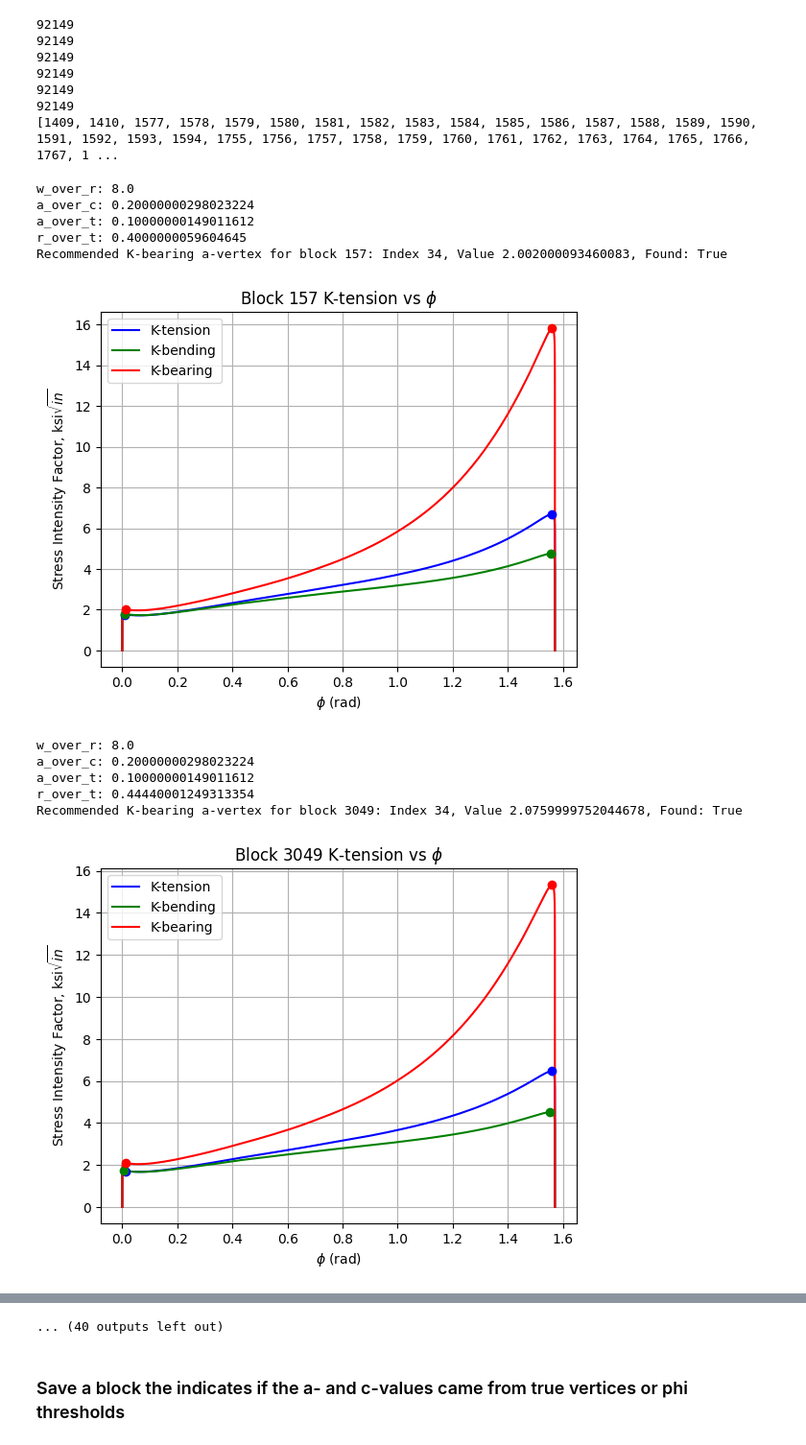
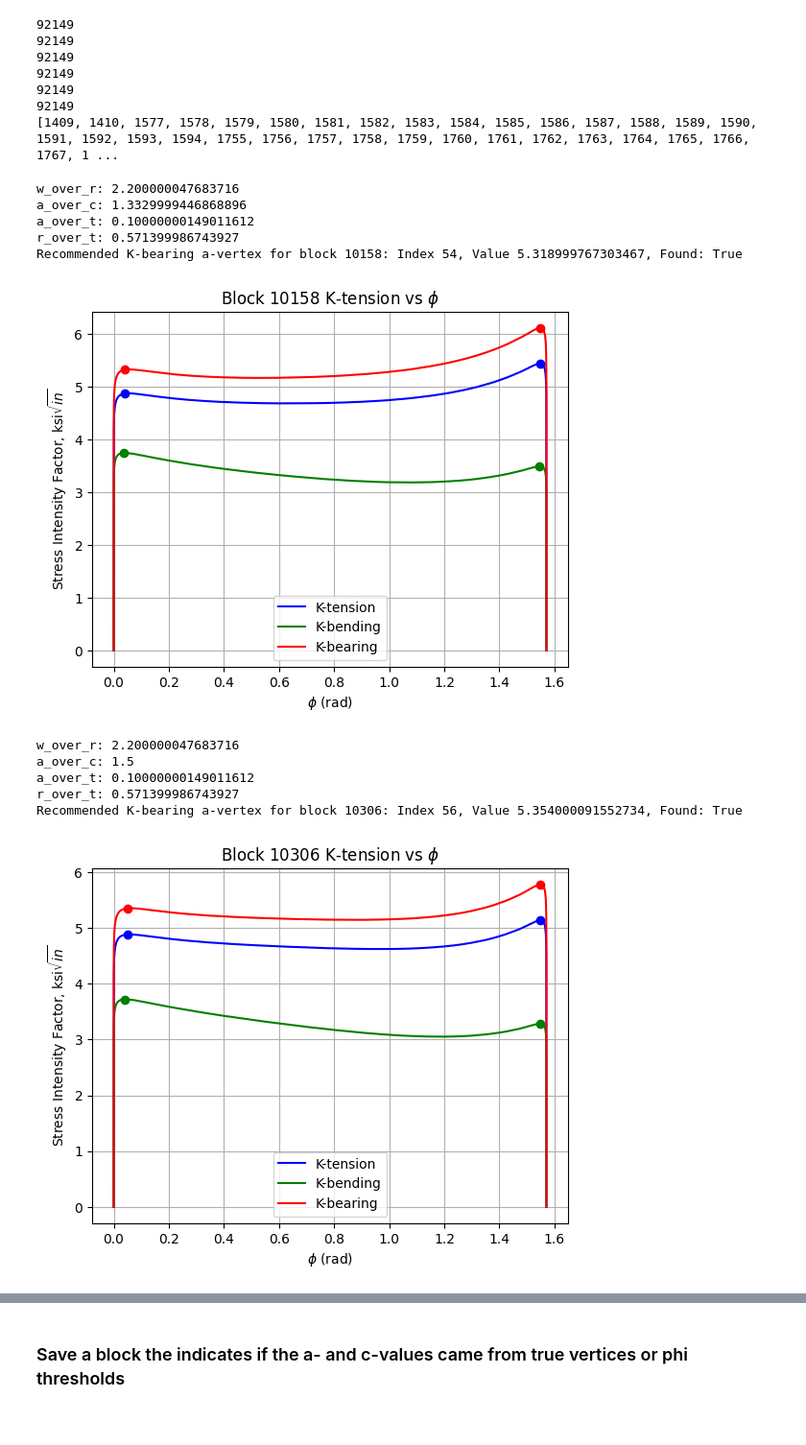
Before and after one commit to ian-hokaj/machine-learning-hole-offset, a Jupyter notebook: data/import_data.ipynb, the cells around one changed output, grey strips where cells are left out. Shown at 96% size. Drawn from its saved outputs; the diff is of its cells as text; code cells hidden in the pictures.

```diff
--- a/data/import_data.ipynb
+++ b/data/import_data.ipynb
@@ -442,10 +442,11 @@ dataset = np.arange(len(block_phi_dataset))
 dataset_size = len(dataset)
 random_indices = np.random.choice(dataset_size, size=10, replace=False)
 
-fixed_indices = [  157, 3049, 6047, 9155, 12377, 15739, 19280, 23000, 28410, 32419,
-                   36537, 40734, 44979, 49278, 53713, 58181, 62756, 67218,
-                   71666, 76038, 79296, 81030, 82901, 84925,
-                   87132, 89584]
+# fixed_indices = [  157, 3049, 6047, 9155, 12377, 15739, 19280, 23000, 28410, 32419,
+#                    36537, 40734, 44979, 49278, 53713, 58181, 62756, 67218,
+#                    71666, 76038, 79296, 81030, 82901, 84925,
+#                    87132, 89584]
+fixed_indices = [10158, 10306, 10457, 10627, 10809]
 # for rand_idx in random_indices:
 #     i = dataset[rand_idx]
 for i in fixed_indices:
@@ -464,41 +465,41 @@ for i in fixed_indices:
     plt.plot(block_phi_dataset[i][Kbearing_a_vertex_indices[i]], Kbearing_a_vertex_values[i], 'o', color='red')
     # plt.show()
 
     # print(block_phi_dataset[i][Kbending_a_vertex_indices[i]], Kbending_a_vertex_values[i])
     # print(np.radians(90) * 0.95)
     # print(block_phi_dataset[i], block_Kbearing_dataset[i])
 
 
     c_vertex_phi_threshold = 0.05 * max_angle
     indices = np.where(block_phi_dataset[i] < c_vertex_phi_threshold)[0]
     rev_ord = False
     # a_vertex_phi_threshold = 0.95 * max_angle
     # indices = np.where(block_phi_dataset[i] > a_vertex_phi_threshold)[0]
     # rev_ord = True
     vertex_idx, vetex_val, vertex_found = find_turndown(block_Kbearing_dataset[i], indices, tolerance=1e-6, validation_window=3, reverse_order=rev_ord)
     # vertex_idx, vetex_val, vertex_found = find_turndown_recommended(block_Kbending_dataset[i], indices, tolerance=1e-6, window_size=2, reverse_order=True)
     print(f"w_over_r: {block_params_dataset[i][w_over_r_idx]}")
     print(f"a_over_c: {block_params_dataset[i][a_over_c_idx]}")
     print(f"a_over_t: {block_params_dataset[i][a_over_t_idx]}")
     print(f"r_over_t: {block_params_dataset[i][R_over_t_idx]}")
     print(f"Recommended K-bearing a-vertex for block {i}: Index {vertex_idx}, Value {vetex_val}, Found: {vertex_found}")
 
     plt.xlabel(r'$\phi$ (rad)')
     plt.ylabel(r'Stress Intensity Factor, ksi$\sqrt{in}$')  # Evaluate math symbols
     plt.title(f'Block {i} K-tension vs $\\phi$')
     plt.legend()
     plt.grid()
     plt.show()
 # %% [output]
-w_over_r: 8.0
-a_over_c: 0.20000000298023224
+w_over_r: 2.200000047683716
+a_over_c: 1.3329999446868896
 a_over_t: 0.10000000149011612
-r_over_t: 0.4000000059604645
-Recommended K-bearing a-vertex for block 157: Index 34, Value 2.002000093460083, Found: True
+r_over_t: 0.571399986743927
+Recommended K-bearing a-vertex for block 10158: Index 54, Value 5.318999767303467, Found: True
-[figure, old version]
+[figure, new version]
-w_over_r: 8.0
-a_over_c: 0.20000000298023224
+w_over_r: 2.200000047683716
+a_over_c: 1.5
 a_over_t: 0.10000000149011612
-r_over_t: 0.44440001249313354
-Recommended K-bearing a-vertex for block 3049: Index 34, Value 2.0759999752044678, Found: True
+r_over_t: 0.571399986743927
+Recommended K-bearing a-vertex for block 10306: Index 56, Value 5.354000091552734, Found: True
-[figure, old version]
+[figure, new version]
@@ -529,4 +524,3 @@ Recommended K-bearing a-vertex for block 15739: Index 34, Value 2.57200002670288
-... (40 outputs left out)
 # %%
 # Define full ML dataset indices for easier readability and slicing
 height_factor_idx = 0  # Remove, variance=0
```
Also changed, not shown: parts of 1 cell of this notebook, 4 other files.
